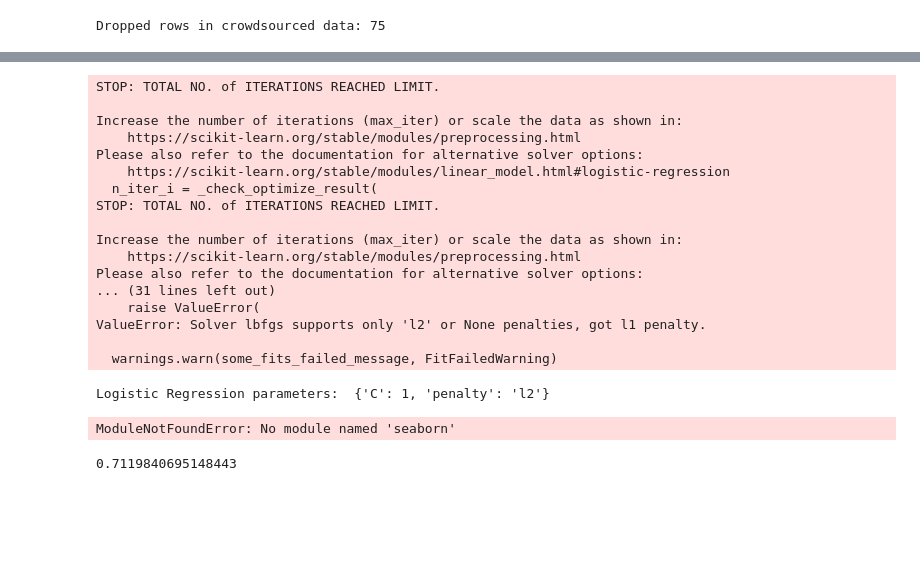
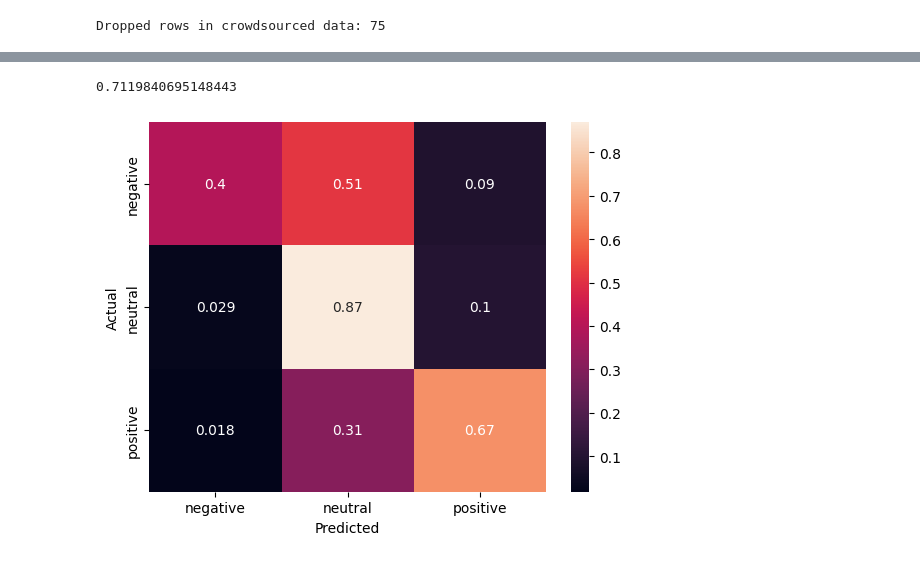
Before and after one commit to min-ze/DAT341-Applied-Machine-Learning, a Jupyter notebook: PA3/Assignment3b.ipynb, the cells around one changed output, grey strips where cells are left out. Drawn from its saved outputs; the diff is of its cells as text; code cells hidden in the pictures; blank space fills up the shorter version.

Commit message:
3rd iteration

```diff
--- a/PA3/Assignment3b.ipynb
+++ b/PA3/Assignment3b.ipynb
@@ -29,7 +47,7 @@ def read_sentiments(doc_file):
     with open(doc_file, 'r', encoding='utf-8') as f:
         new_lines = []
         for line in f:
-            line = line.lower().removesuffix('\n').strip().replace()
+            line = line.lower().removesuffix('\n').strip()
             new_lines.append(line.split('\t'))
 
         return pd.DataFrame(new_lines,columns=['sentiment','text'])
@@ -69,53 +107,25 @@ def train_document_classifier2(X, Y):
         LogisticRegression())
     pipeline.fit(X, Y)
     return pipeline
-# %%
-something1 = TfidfVectorizer(encoding='utf-8', max_df=0.05)
-something2 = something1.fit_transform(X_gold_train['text'])#train_document_classifier2(X_gold_train['text'], Y_gold_train)
-param_grid = {'C': [0.1, 1, 10], 'penalty': ['l1', 'l2']}
-search = GridSearchCV(LogisticRegression(), param_grid)
-search.fit(something2, Y_gold_train)
-print('Logistic Regression parameters: ', search.best_params_)
-# %% [output]
-STOP: TOTAL NO. of ITERATIONS REACHED LIMIT.
-
-Increase the number of iterations (max_iter) or scale the data as shown in:
-    https://scikit-learn.org/stable/modules/preprocessing.html
-Please also refer to the documentation for alternative solver options:
-    https://scikit-learn.org/stable/modules/linear_model.html#logistic-regression
-  n_iter_i = _check_optimize_result(
-STOP: TOTAL NO. of ITERATIONS REACHED LIMIT.
-
-Increase the number of iterations (max_iter) or scale the data as shown in:
-    https://scikit-learn.org/stable/modules/preprocessing.html
-Please also refer to the documentation for alternative solver options:
-... (31 lines left out)
-    raise ValueError(
-ValueError: Solver lbfgs supports only 'l2' or None penalties, got l1 penalty.
-
-  warnings.warn(some_fits_failed_message, FitFailedWarning)
-Logistic Regression parameters:  {'C': 1, 'penalty': 'l2'}
+# %%
+clf = train_document_classifier(X_cs_train['text'], Y_cs_train)
+gold_t_clf = train_document_classifier2(X_gold_train['text'], Y_gold_train)
+#len(clf[0].stop_words_)
+#clf[1].
+pred_gold = gold_t_clf.predict(X_test['text'])
+#accuracy_score(Y_test, clf.predict(X_test['text']))
+accuracy_score(Y_test, pred_gold)
+# %% [output]
+0.7119840695148443
 # %%
 import seaborn as sns
-C_Matrix = confusion_matrix(Ytest, Yguess, normalize="true")
+from sklearn.metrics import confusion_matrix
 
-labels = ["Antivaccine", "Provaccine"]
-plt.figure(figsize=(18, 6))
-seaborn.heatmap(C_Matrix, annot=True, square=True, cmap="Reds", xticklabels=labels, yticklabels=labels)
-plt.xlabel("Predicted label")
-plt.ylabel("Actual label")
-plt.title("Confusion matrix")
+matrix = confusion_matrix(Y_test, pred_gold, normalize="true")
+
+sns.heatmap(matrix, annot=True, xticklabels=['negative', 'neutral','positive'], yticklabels=['negative', 'neutral','positive'])
+plt.xlabel("Predicted")
+plt.ylabel("Actual")
 plt.show()
 # %% [output]
-ModuleNotFoundError: No module named 'seaborn'
+[figure, added]
-# %%
-#vec = TfidfVectorizer()
-clf = train_document_classifier(X_cs_train['text'], Y_cs_train)
-clf2 = train_document_classifier2(X_gold_train['text'], Y_gold_train)
-len(clf[0].stop_words_)
-#clf[1].
-
-#accuracy_score(Y_test, clf.predict(X_test['text']))
-accuracy_score(Y_test, clf2.predict(X_test['text']))
-# %% [output]
-0.7119840695148443
```
Also changed, not shown: parts of 2 cells of this notebook, 2 other files.
